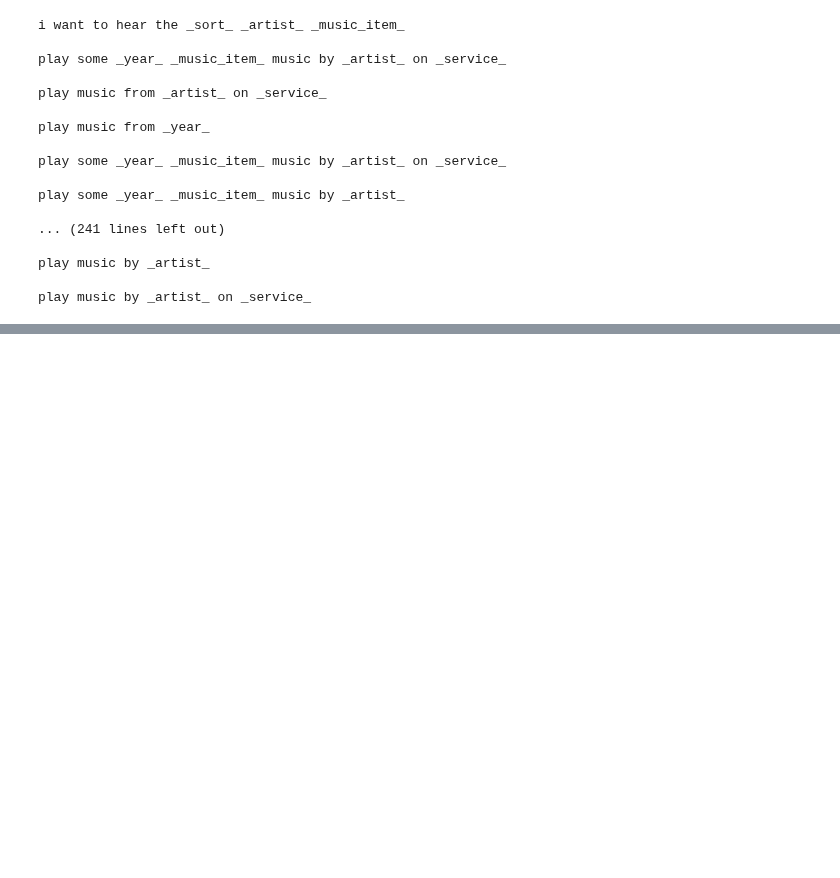
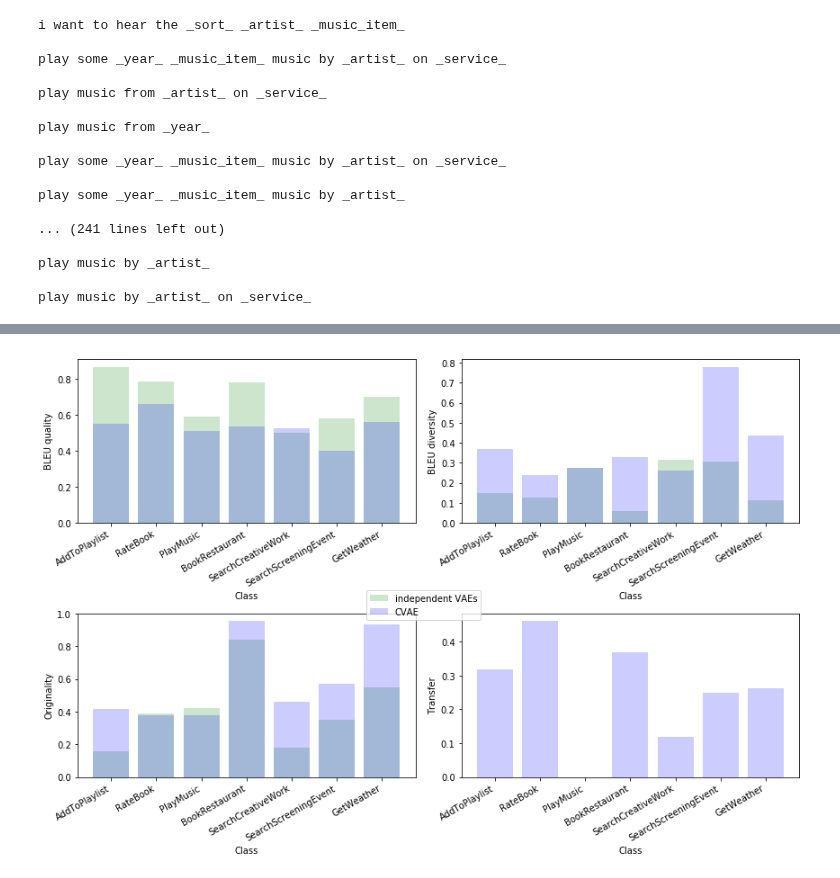
Before and after one commit to sonos/automatic-data-generation, a Jupyter notebook: automatic_data_generation/data-generation.ipynb, the cells around one changed output, grey strips where cells are left out. Cells and saved outputs as stored; diff of their text form; code cells hidden in the pictures; blank space fills up the shorter version.

Commit message:
Improvements to the metrics

```diff
--- a/automatic_data_generation/data-generation.ipynb
+++ b/automatic_data_generation/data-generation.ipynb
@@ -565,0 +585,49 @@ print(len([token for token in cand_vocab if token in ref_vocab])/len(cand_vocab)
+# %%
+fig, axarr = plt.subplots(2,2, figsize=(12,8))
+axarr = axarr.flatten()
+
+restrict = [str(run['args'].restrict_to_intent) for run in runs]
+
+bleu_qualities     = [run['delexicalised_metrics']['bleu_scores']['quality']['avg'] for run in runs]
+bleu_diversities   = [run['delexicalised_metrics']['bleu_scores']['diversity']['avg'] for run in runs]
+originalities      = [run['delexicalised_metrics']['originality']['avg'] for run in runs]
+#transfer           = [run['delexicalised_metrics']['transfer']['avg'] for run in runs]
+metrics = [bleu_qualities, bleu_diversities, originalities]
+
+for i, metric in enumerate(metrics):
+
+    axarr[i].bar(restrict, metric, alpha=0.2, color='green', label='independent VAEs' if i==0 else '')
+    for label in axarr[i].get_xmajorticklabels():
+        label.set_rotation(30)
+        label.set_horizontalalignment("right")
+    low, high, delta = min(metric), max(metric), max(metric) - min(metric)
+    #axarr[i].set_ylim(low - 0.2 * delta, high + 0.2 * delta)
+    axarr[i].set_xlabel('Class')
+
+full = torch.load(os.path.join(results_dir,'full.pkl'))
+bleu_qualities     = [full['delexicalised_metrics']['bleu_scores']['quality'][intent] for intent in restrict]
+bleu_diversities   = [full['delexicalised_metrics']['bleu_scores']['diversity'][intent] for intent in restrict]
+originalities      = [full['delexicalised_metrics']['originality'][intent] for intent in restrict]
+transfer           = [full['delexicalised_metrics']['transfer'][intent] for intent in restrict]
+metrics = [bleu_qualities, bleu_diversities, originalities, transfer]
+
+for i, metric in enumerate(metrics):
+
+    axarr[i].bar(restrict, metric, alpha=0.2, color='blue', label='CVAE' if i==0 else '')
+    for label in axarr[i].get_xmajorticklabels():
+        label.set_rotation(30)
+        label.set_horizontalalignment("right")
+    low, high, delta = min(metric), max(metric), max(metric) - min(metric)
+    #axarr[i].set_ylim(low - 0.2 * delta, high + 0.2 * delta)
+    axarr[i].set_xlabel('Class')
+
+axarr[0].set_ylabel('BLEU quality'  )
+axarr[1].set_ylabel('BLEU diversity')
+axarr[2].set_ylabel('Originality'   )
+axarr[3].set_ylabel('Transfer'   )
+
+fig.legend(loc='center')
+
+fig.tight_layout()
+# %% [output]
+[figure, added]
```
Also changed, not shown: parts of 5 cells of this notebook, 2 other files.
